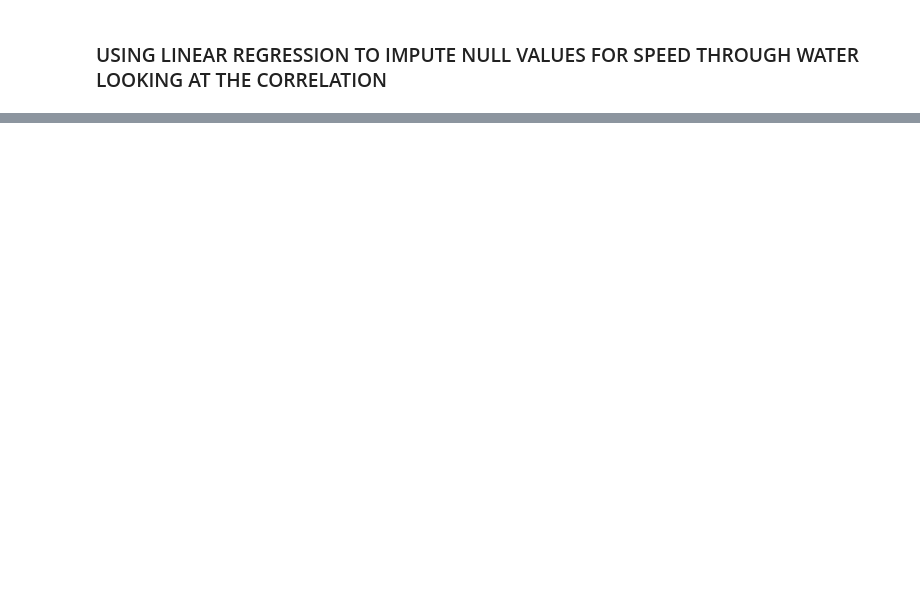
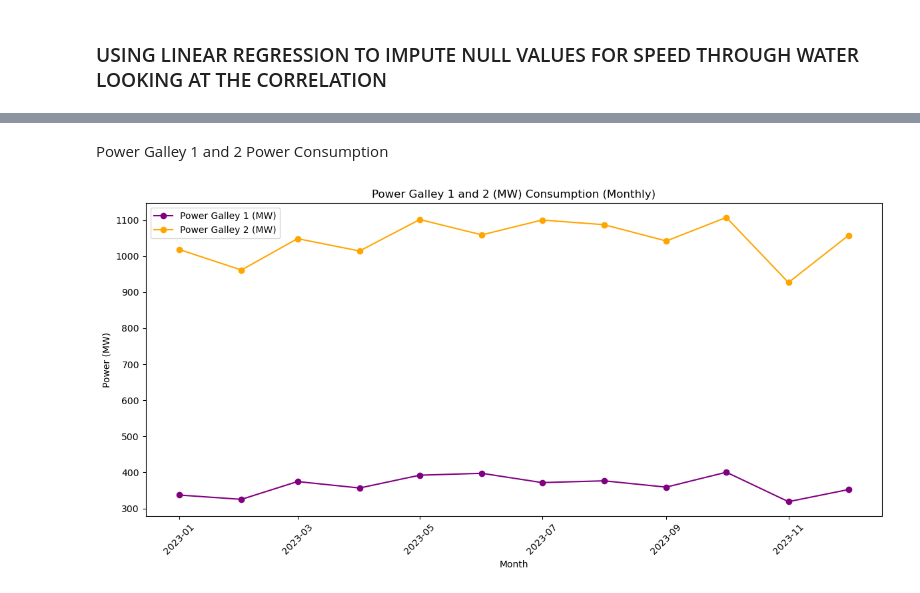
Before and after one commit to keertisuryawanshi/Feet_Energy_Analysis, a Jupyter notebook: TUI_Cruises.ipynb, the cells around one changed output, grey strips where cells are left out. Saved outputs shown, nothing was run; the diff lists cells and outputs as text; code cells hidden in the pictures; blank space fills up the shorter version.

```diff
--- a/TUI_Cruises.ipynb
+++ b/TUI_Cruises.ipynb
@@ -89,0 +219,32 @@ df1.to_excel('vessel1_data.xlsx', index = False)
+# %% [markdown]
+Power Galley 1 and 2 Power Consumption
+# %%
+# Group by month and calculate the average Power Galley 1 and 2 for each month
+monthly_galley_1 = df1.groupby('Year-Month')['Power Galley 1 (MW)'].sum()
+monthly_galley_2 = df1.groupby('Year-Month')['Power Galley 2 (MW)'].sum()
+
+# Plot multiple lines for Power Galley 1 and 2 (MW) on a monthly basis
+plt.figure(figsize=(12, 6))
+
+# Plot Power Galley 1
+plt.plot(monthly_galley_1.index.to_timestamp(), monthly_galley_1, label='Power Galley 1 (MW)', color='purple', marker='o')
+
+# Plot Power Galley 2
+plt.plot(monthly_galley_2.index.to_timestamp(), monthly_galley_2, label='Power Galley 2 (MW)', color='orange', marker='o')
+
+# Add labels and title
+plt.xlabel('Month')
+plt.ylabel('Power (MW)')
+plt.title('Power Galley 1 and 2 (MW) Consumption (Monthly)')
+
+# Rotate the x-axis labels for better readability
+plt.xticks(rotation=45)
+
+# Show legend
+plt.legend()
+
+# Display the plot
+plt.tight_layout()
+plt.show()
+# %% [output]
+[figure, added]
```
Also changed, not shown: parts of 61 cells of this notebook.
